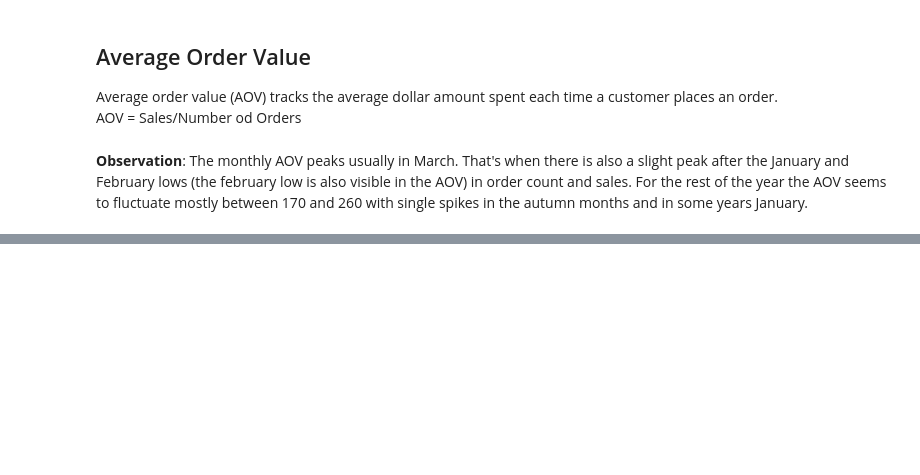
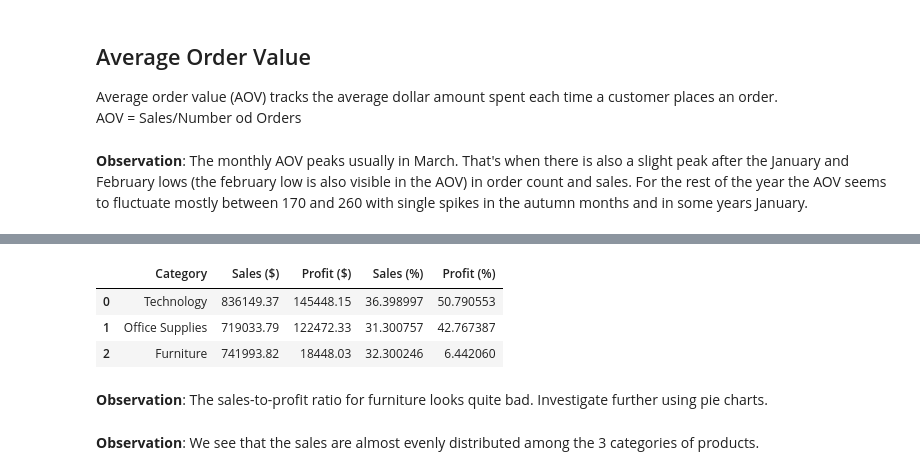
Before and after one commit to michalpasternak7/e-Commerce, a Jupyter notebook: superstore_eda.ipynb, the cells around one changed output, grey strips where cells are left out. Saved outputs shown, nothing was run; the diff lists cells and outputs as text; code cells hidden in the pictures; blank space fills up the shorter version.

Commit message:
product category sales vs profit

```diff
--- a/superstore_eda.ipynb
+++ b/superstore_eda.ipynb
@@ -813,10 +738,16 @@ new_customers_per_month
 # %%
-# 1. What is the category generating the maximum sales revenue?
-pd.read_sql(
+# Sales and Profit per Product Category
+sales_profit_per_category = pd.read_sql(
     """
-    SELECT Category, SUM(Sales)/100.0 AS "Sales Revenue ($)"
+    SELECT Category,
+    SUM(Sales)/100.0 AS "Sales ($)",
+    SUM(Profit)/100.0 AS "Profit ($)"
     FROM OrdersDetails
     JOIN Products ON OrdersDetails.ProductID = Products.ProductID
     GROUP BY Category
     ORDER BY "Sales Revenue ($)" DESC;
     """, db_conn)
+
+# Calculate percentage values for sales and profit
+sales_profit_per_category['Sales (%)'] = (sales_profit_per_category['Sales ($)'] / sales_profit_per_category['Sales ($)'].sum()) * 100
+sales_profit_per_category['Profit (%)'] = (sales_profit_per_category['Profit ($)'] / sales_profit_per_category['Profit ($)'].sum()) * 100
@@ -870,0 +754,7 @@ products_df
+# %%
+sales_profit_per_category
+# %% [output]
+|  | Category | Sales ($) | Profit ($) | Sales (%) | Profit (%) |
+| 0 | Technology | 836149.37 | 145448.15 | 36.398997 | 50.790553 |
+| 1 | Office Supplies | 719033.79 | 122472.33 | 31.300757 | 42.767387 |
+| 2 | Furniture | 741993.82 | 18448.03 | 32.300246 | 6.442060 |
@@ -870,0 +771,2 @@ products_df
+# %% [markdown]
+**Observation**: The sales-to-profit ratio for furniture looks quite bad. Investigate further using pie charts.
@@ -870,0 +780,2 @@ products_df
+# %% [markdown]
+**Observation**: We see that the sales are almost evenly distributed among the 3 categories of products.
```
Also changed, not shown: parts of 20 cells of this notebook.
